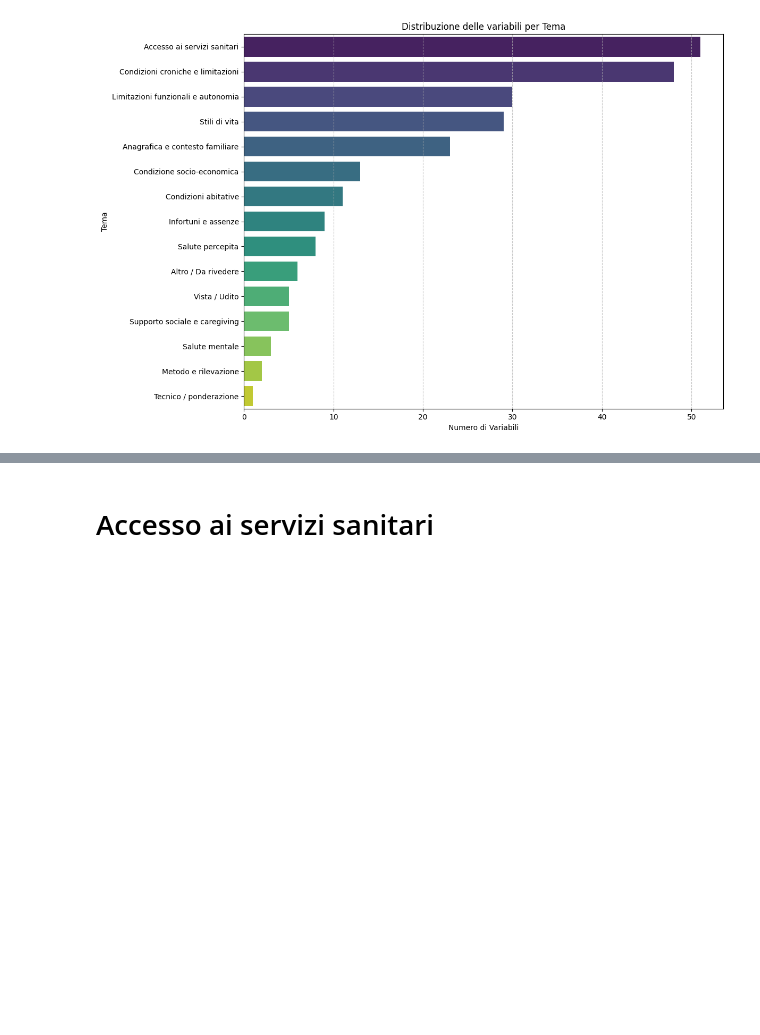
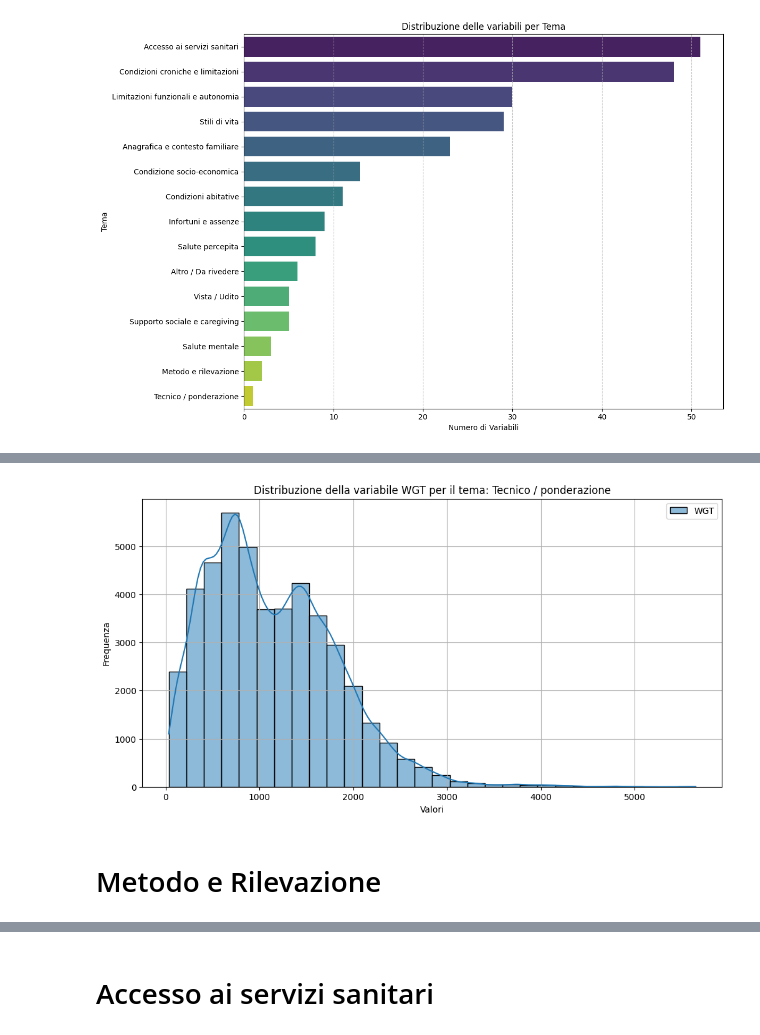
Before and after one commit to emanueleiacca/SL_ISTAT, a Jupyter notebook: MacroThemes.ipynb, the cells around one changed output, grey strips where cells are left out. Cells and saved outputs as stored; diff of their text form; code cells hidden in the pictures; blank space fills up the shorter version.

```diff
--- a/MacroThemes.ipynb
+++ b/MacroThemes.ipynb
@@ -309,0 +301,4 @@ def extract_df_by_tema(df, df_mapping, tema):
+# %%
+tema_scelto = "Tecnico / ponderazione"
+df_tema_tecnico_ponderazione = extract_df_by_tema(df, df_mapping, tema_scelto)
+df_tema_tecnico_ponderazione.head()
@@ -309,0 +312,13 @@ def extract_df_by_tema(df, df_mapping, tema):
+# %%
+# show distributtion
+plt.figure(figsize=(12, 6))
+sns.histplot(df_tema_tecnico_ponderazione, kde=True, bins=30)
+plt.title(f'Distribuzione della variabile WGT per il tema: {tema_scelto}')
+plt.xlabel('Valori')
+plt.ylabel('Frequenza')
+plt.grid(True)
+plt.show()
+# %% [output]
+[figure, added]
+# %% [markdown]
+# Metodo e Rilevazione
```
Also changed, not shown: parts of 41 cells of this notebook, 3 other files.
